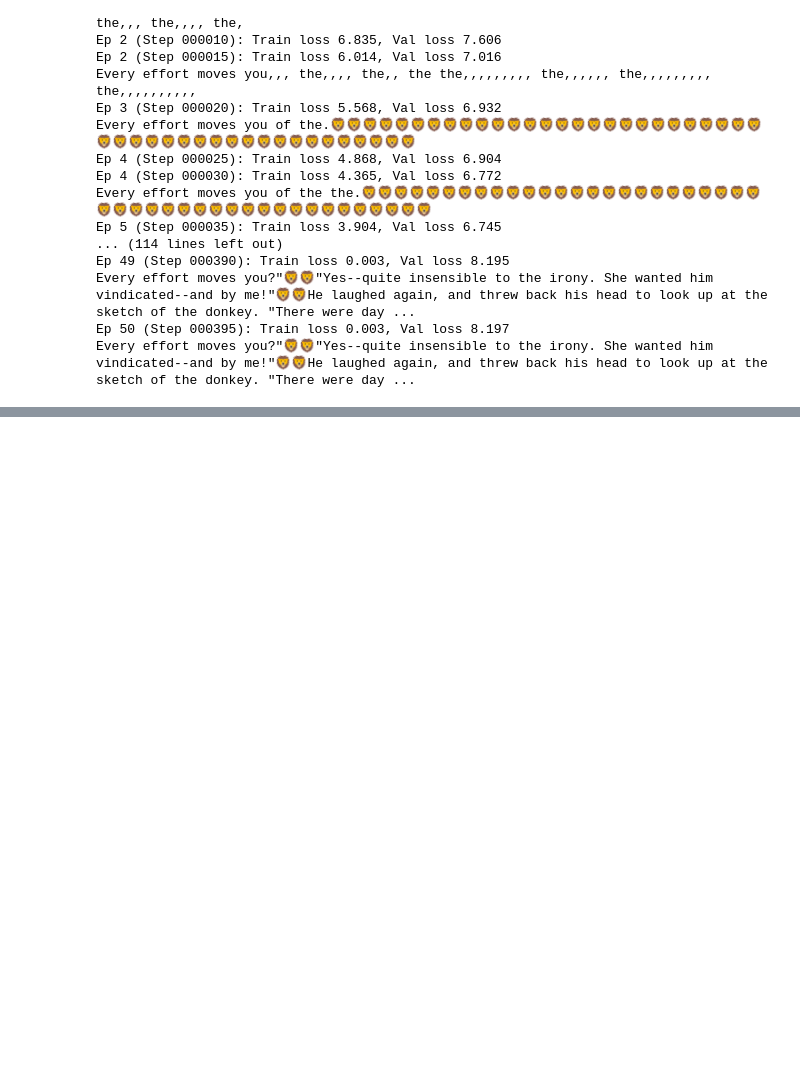
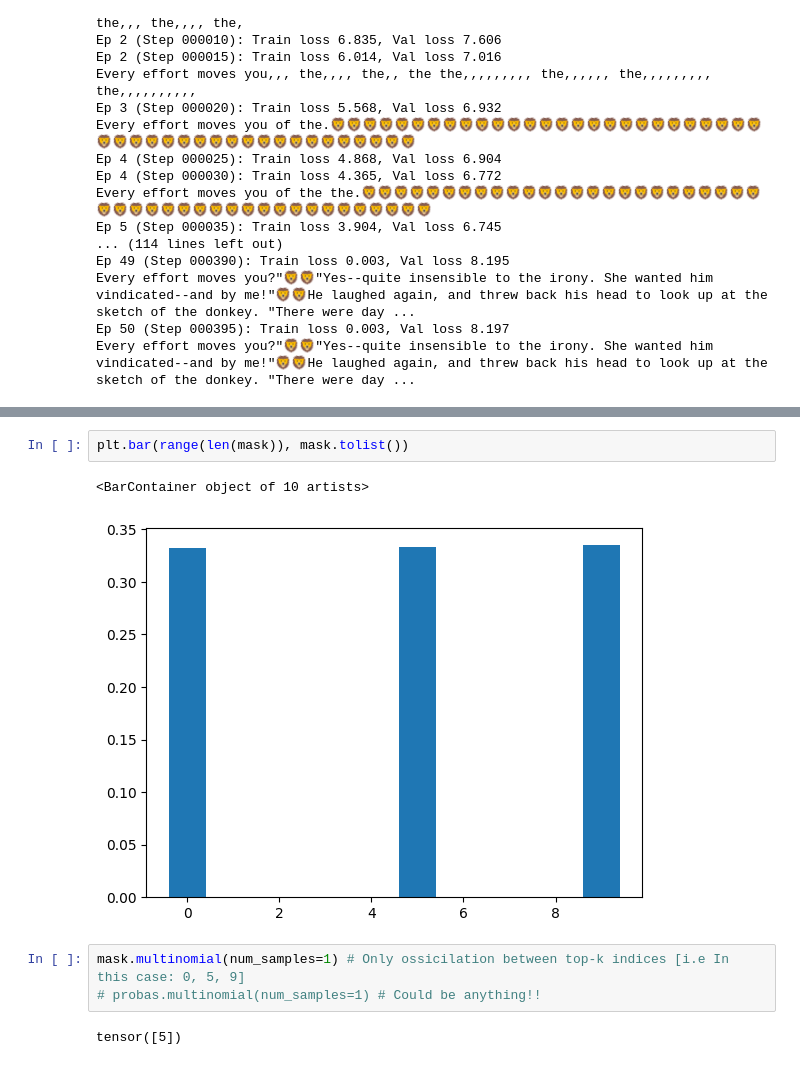
Before and after one commit to 17Swagat/LLMs-from-scratch, a Jupyter notebook: ch05/00_ME-Experimenting/notes_04.ipynb, the cells around one changed output, grey strips where cells are left out. Drawn from its saved outputs; the diff is of its cells as text; blank space fills up the shorter version.

```diff
--- a/ch05/00_ME-Experimenting/notes_04.ipynb
+++ b/ch05/00_ME-Experimenting/notes_04.ipynb
@@ -571,0 +827,10 @@ plot.show()
+# %%
+plt.bar(range(len(mask)), mask.tolist())
+# %% [output]
+<BarContainer object of 10 artists>
+[figure, added]
+# %%
+mask.multinomial(num_samples=1) # Only ossicilation between top-k indices [i.e In this case: 0, 5, 9]
+# probas.multinomial(num_samples=1) # Could be anything!!
+# %% [output]
+tensor([5])
```
Also changed, not shown: parts of 58 cells of this notebook, 4 other files.
